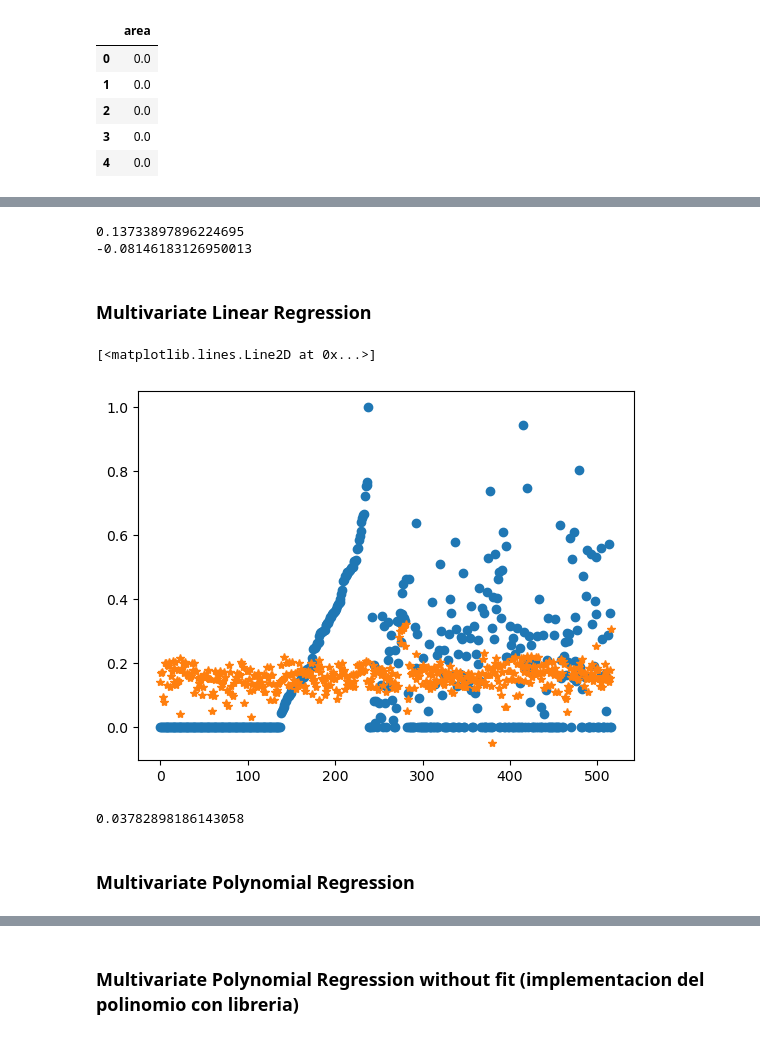
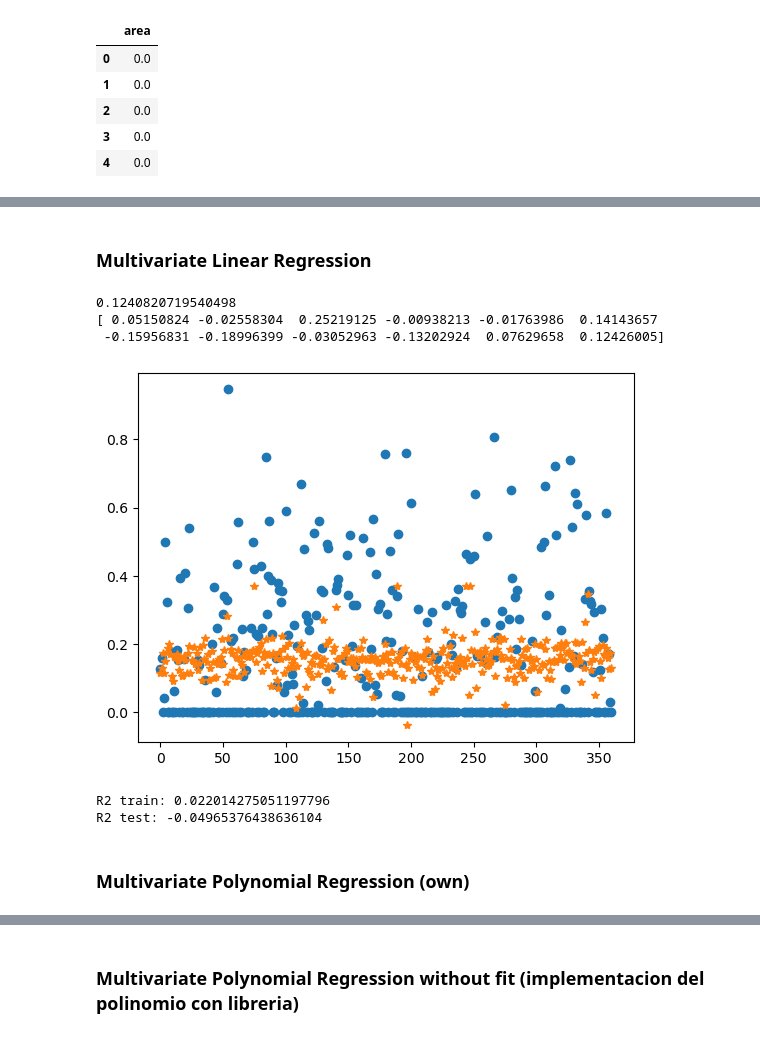
Before and after one commit to Fabryzzio-Meza-Torres/FireCast-linear-and-non-linear-regression-for-predicting-the-impact-of-forest-fires-in-Portugal, a Jupyter notebook: sample.ipynb, the cells around one changed output, grey strips where cells are left out. Cells and saved outputs as stored; diff of their text form; code cells hidden in the pictures.

```diff
--- a/sample.ipynb
+++ b/sample.ipynb
@@ -115,12 +127,21 @@ def conver_matrix2(X, p):
 #
 # plt.plot(x_isi,y_aprox,"o")
 # %%
+from sklearn.metrics import r2_score
 
 x_vars = np.array(X_initial[["X","Y", "month",	"day",	"FFMC",	"DMC", "DC", "ISI",	"temp",	"RH",	"wind",	"rain"]])
 
+# y_area = np.array(Y_initial["area"])
 y_area = np.log(1 + np.array(Y_initial["area"]))
 
-min_vals = np.min(x_vars)
-max_vals = np.max(x_vars)
-x_norm = (x_vars - min_vals) / (max_vals - min_vals)
+
+
+for i in range(x_vars.shape[1]):
+
+    col = x_vars[:, i]  # Get the column
+    col = (col - np.min(col)) / (np.max(col) - np.min(col))  # Apply the transformation
+    x_vars[:, i] = col  # Update the column in the original matrix
+
+
+
 y_norm  =  (y_area - min(y_area))/(max(y_area) - min(y_area))
@@ -154,32 +148,32 @@ plt.plot(y_aprox, "*")
-# %%
-from sklearn.metrics import r2_score
-
-den_r2 = (y_norm - np.mean(y_norm))**2
-num_r2 = (y_aprox - np.mean(y_norm))**2
-r2 = np.sum(num_r2) / np.sum(den_r2)
-print(r2)
-print(r2_score(y_norm,y_aprox))
-# %% [output]
-0.13733897896224695
--0.08146183126950013
+# %%
+# Split
+from sklearn.model_selection import train_test_split as tts
+x_train, x_test, y_train, y_test = tts(x_vars, y_norm, random_state=104, test_size=0.30, shuffle=True)
 # %% [markdown]
 ### Multivariate Linear Regression
 # %%
 from sklearn import linear_model
 
 # regr = linear_model.LinearRegression()
 regr = linear_model.LinearRegression()
-regr.fit(x_norm, y_norm)
-y_pred = regr.predict(x_norm)
-plt.plot(y_norm, "o")
-plt.plot(y_pred, "*")
+regr.fit(x_train, y_train)
+y_pred_lin = regr.predict(x_train)
+plt.plot(y_train, "o")
+plt.plot(y_pred_lin, "*")
+
+print(regr.intercept_)
+print(regr.coef_)
 # %% [output]
-[<matplotlib.lines.Line2D at 0x...>]
+0.1240820719540498
+[ 0.05150824 -0.02558304  0.25219125 -0.00938213 -0.01763986  0.14143657
+ -0.15956831 -0.18996399 -0.03052963 -0.13202924  0.07629658  0.12426005]
-[figure, old version]
+[figure, new version]
 # %%
-print(r2_score(y_norm,y_pred))
+print("R2 train:", r2_adjusted(y_train,y_pred_lin, 12))
+print("R2 test:", r2_adjusted(y_test,regr.predict(x_test), 12))
 # %% [output]
-0.03782898186143058
+R2 train: 0.022014275051197796
+R2 test: -0.04965376438636104
 # %% [markdown]
-### Multivariate Polynomial Regression
+### Multivariate Polynomial Regression (own)
 # %%
```
Also changed, not shown: parts of 22 cells of this notebook.
